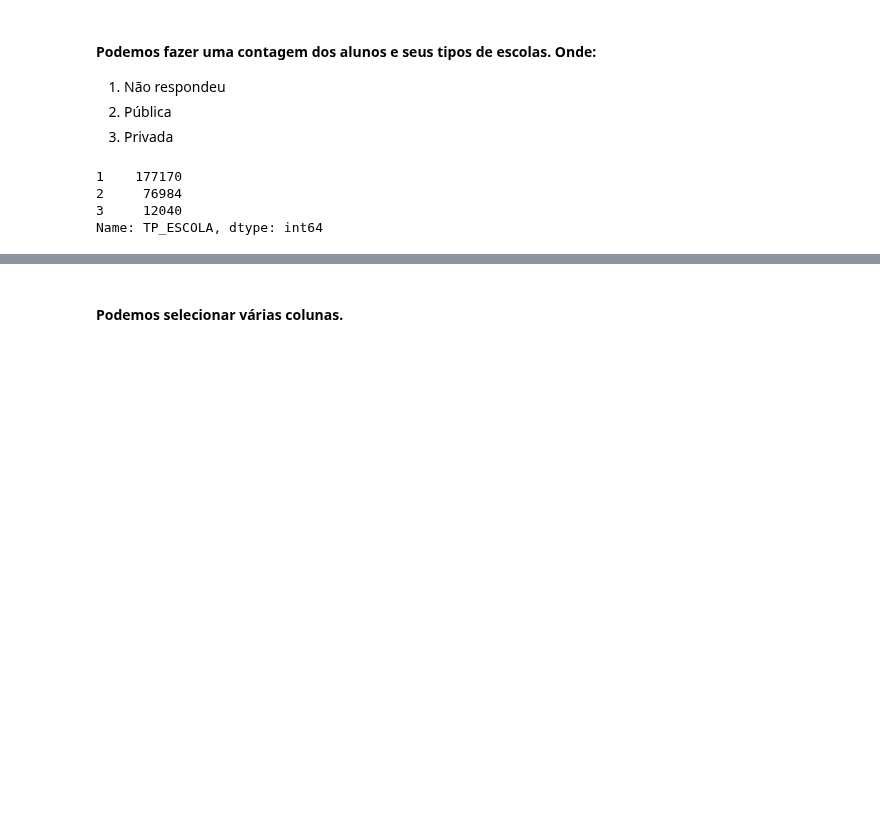
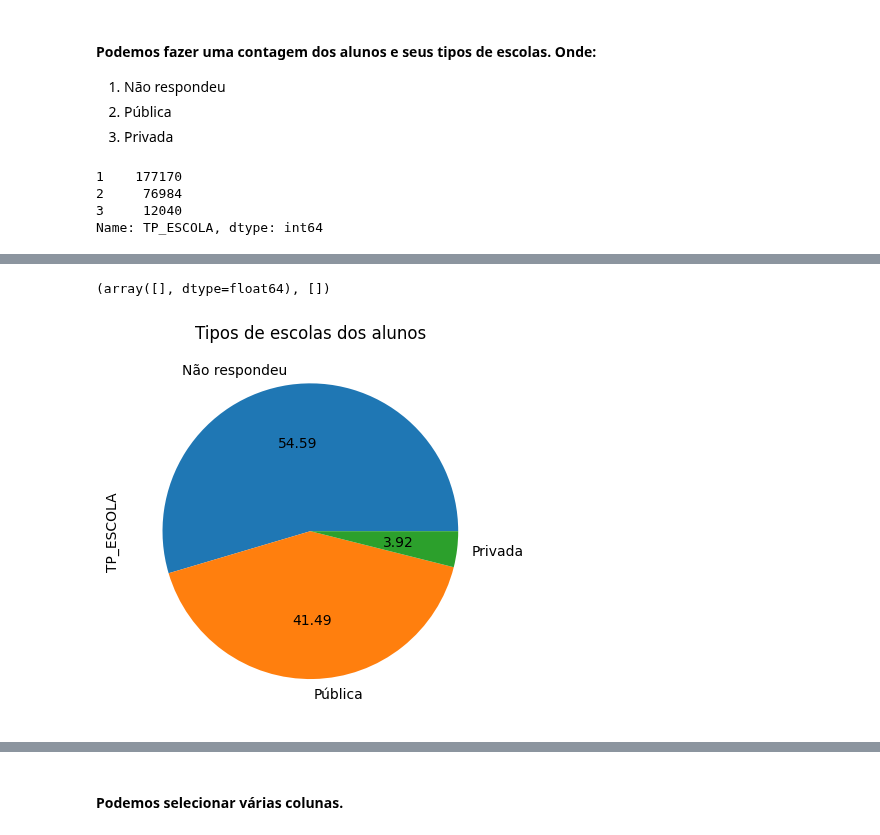
Before and after one commit to Bruno-Santana-Eco/Analise-de-Dados-ENEM, a Jupyter notebook: Análise de Dados.ipynb, the cells around one changed output, grey strips where cells are left out. Drawn from its saved outputs; the diff is of its cells as text; code cells hidden in the pictures; blank space fills up the shorter version.

```diff
--- a/Análise de Dados.ipynb
+++ b/Análise de Dados.ipynb
@@ -232,0 +244,8 @@ Name: TP_ESCOLA, dtype: int64
+# %%
+dfba.TP_ESCOLA.map({1:'Não respondeu', 2: 'Pública', 3: 'Privada'})\
+    .value_counts().plot(kind="pie",autopct='%.2f')
+plt.title("Tipos de escolas dos alunos")
+plt.xticks(rotation=0)
+# %% [output]
+(array([], dtype=float64), [])
+[figure, added]
```
Also changed, not shown: parts of 26 cells of this notebook.
